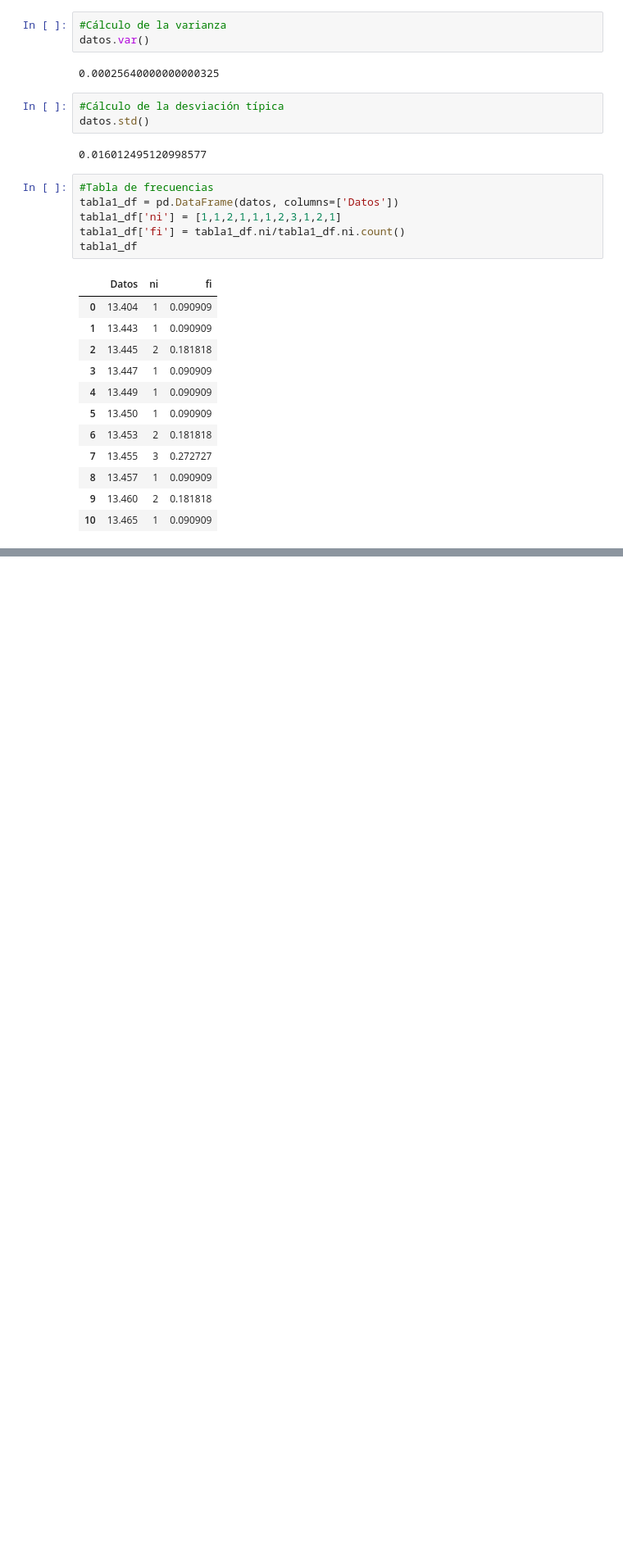
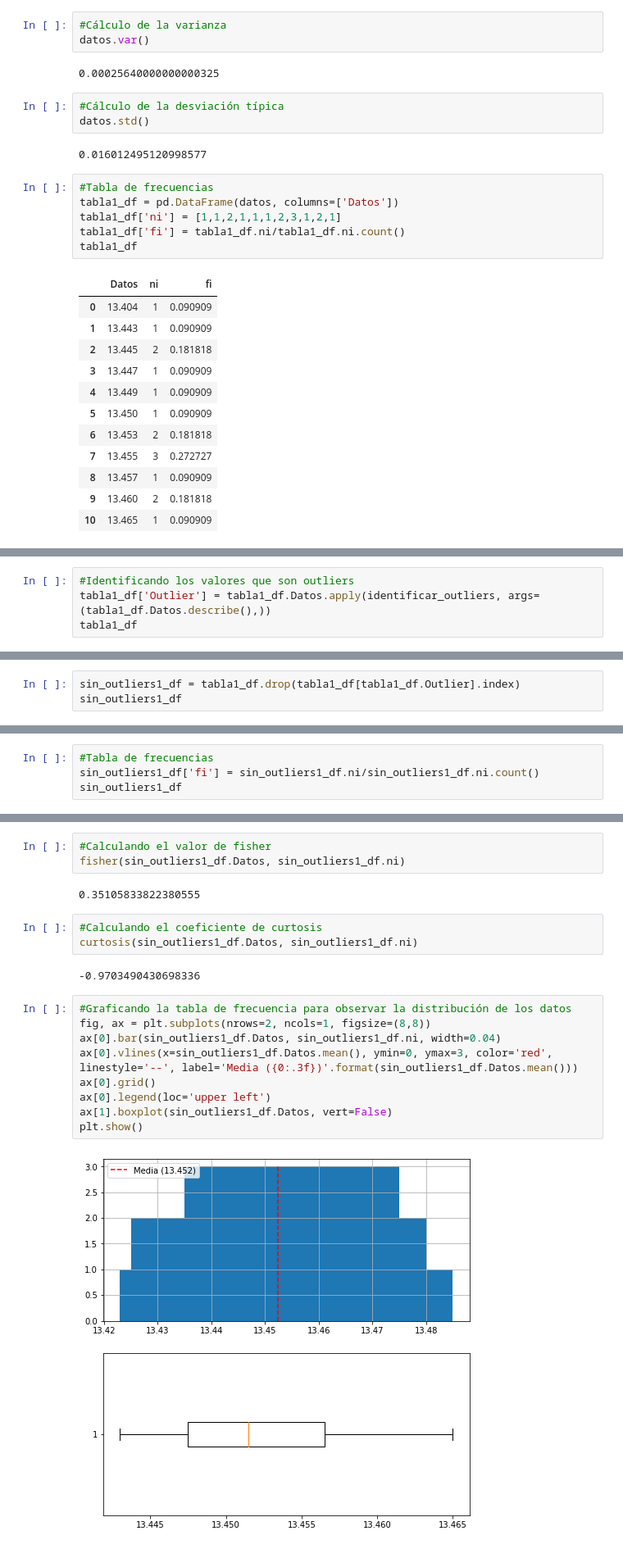
Before and after one commit to DiegoAlejandroLozano/Estadistica_Descriptiva, a Jupyter notebook: Estadistico_de_forma.ipynb, the cells around one changed output, grey strips where cells are left out. Shown at 82% size. Drawn from its saved outputs; the diff is of its cells as text; blank space fills up the shorter version.

```diff
--- a/Estadistico_de_forma.ipynb
+++ b/Estadistico_de_forma.ipynb
@@ -75,0 +111,4 @@ plt.show()
+# %%
+#Identificando los valores que son outliers
+tabla1_df['Outlier'] = tabla1_df.Datos.apply(identificar_outliers, args=(tabla1_df.Datos.describe(),))
+tabla1_df
@@ -75,0 +130,3 @@ plt.show()
+# %%
+sin_outliers1_df = tabla1_df.drop(tabla1_df[tabla1_df.Outlier].index)
+sin_outliers1_df
@@ -75,0 +160,4 @@ plt.show()
+# %%
+#Tabla de frecuencias
+sin_outliers1_df['fi'] = sin_outliers1_df.ni/sin_outliers1_df.ni.count()
+sin_outliers1_df
@@ -75,0 +176,21 @@ plt.show()
+# %%
+#Calculando el valor de fisher
+fisher(sin_outliers1_df.Datos, sin_outliers1_df.ni)
+# %% [output]
+0.35105833822380555
+# %%
+#Calculando el coeficiente de curtosis
+curtosis(sin_outliers1_df.Datos, sin_outliers1_df.ni)
+# %% [output]
+-0.9703490430698336
+# %%
+#Graficando la tabla de frecuencia para observar la distribución de los datos
+fig, ax = plt.subplots(nrows=2, ncols=1, figsize=(8,8))
+ax[0].bar(sin_outliers1_df.Datos, sin_outliers1_df.ni, width=0.04)
+ax[0].vlines(x=sin_outliers1_df.Datos.mean(), ymin=0, ymax=3, color='red', linestyle='--', label='Media ({0:.3f})'.format(sin_outliers1_df.Datos.mean()))
+ax[0].grid()
+ax[0].legend(loc='upper left')
+ax[1].boxplot(sin_outliers1_df.Datos, vert=False)
+plt.show()
+# %% [output]
+[figure, added]
```
Also changed, not shown: parts of 15 cells of this notebook.
